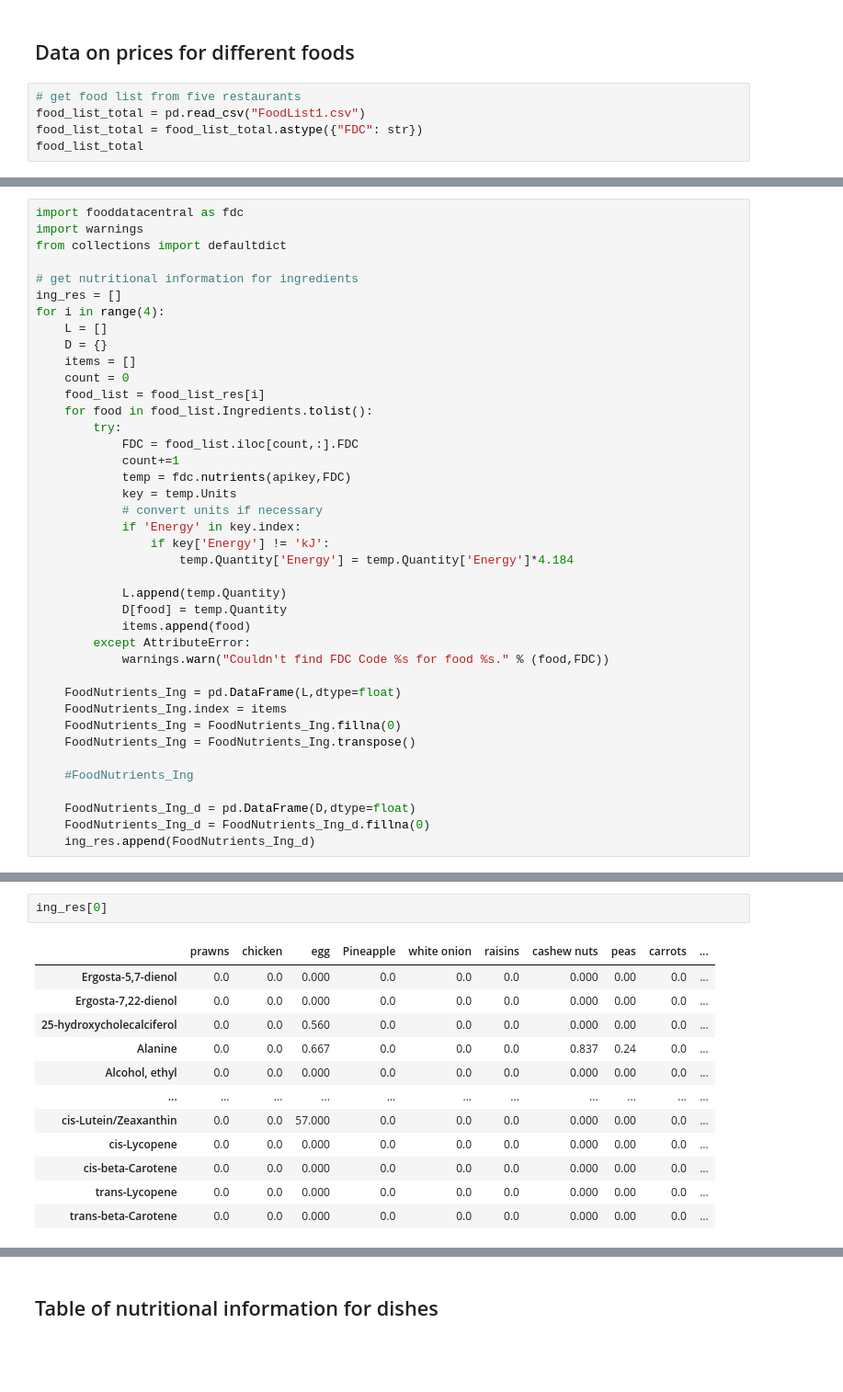
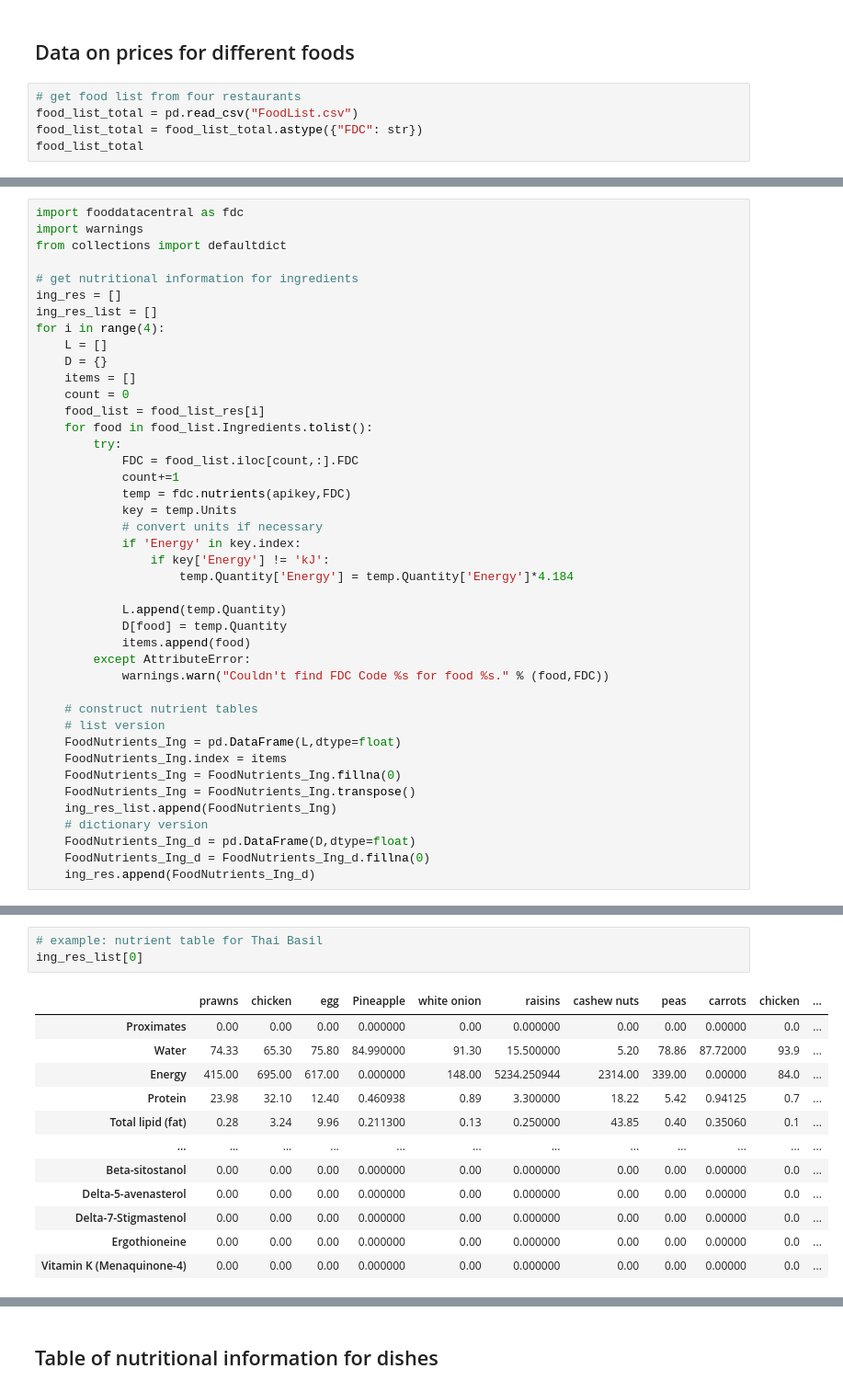
Before and after one commit to HoshiaiP/EEP153Atwater, a Jupyter notebook: Project2_0.ipynb, the cells around one changed output, grey strips where cells are left out. Shown at 92% size. Cells and saved outputs as stored; diff of their text form; blank space fills up the shorter version.

Commit message:
Final versions

```diff
--- a/Project2_0.ipynb
+++ b/Project2_0.ipynb
@@ -86,8 +100,8 @@ dri(10, 'F', dri_min, dri_max)
 # %% [markdown]
 ## Data on prices for different foods
 # %%
-# get food list from five restaurants
-food_list_total = pd.read_csv("FoodList1.csv")
+# get food list from four restaurants
+food_list_total = pd.read_csv("FoodList.csv")
 food_list_total = food_list_total.astype({"FDC": str})
 food_list_total
 # %% [output]
@@ -120,6 +134,7 @@ from collections import defaultdict
 
 # get nutritional information for ingredients
 ing_res = []
+ing_res_list = []
 for i in range(4):
     L = []
     D = {}
@@ -143,13 +158,14 @@ for i in range(4):
         except AttributeError:
             warnings.warn("Couldn't find FDC Code %s for food %s." % (food,FDC))
 
+    # construct nutrient tables
+    # list version
     FoodNutrients_Ing = pd.DataFrame(L,dtype=float)
     FoodNutrients_Ing.index = items
     FoodNutrients_Ing = FoodNutrients_Ing.fillna(0)
     FoodNutrients_Ing = FoodNutrients_Ing.transpose()
-
-    #FoodNutrients_Ing
-
+    ing_res_list.append(FoodNutrients_Ing)
+    # dictionary version
     FoodNutrients_Ing_d = pd.DataFrame(D,dtype=float)
     FoodNutrients_Ing_d = FoodNutrients_Ing_d.fillna(0)
     ing_res.append(FoodNutrients_Ing_d)
@@ -161,15 +172,16 @@ See the caveats in the documentation: https://pandas.pydata.org/pandas-docs/stab
 # %%
-ing_res[0]
+# example: nutrient table for Thai Basil
+ing_res_list[0]
 # %% [output]
-|  | prawns | chicken | egg | Pineapple | white onion | raisins | cashew nuts | peas | carrots | ... |
-| Ergosta-5,7-dienol | 0.0 | 0.0 | 0.000 | 0.0 | 0.0 | 0.0 | 0.000 | 0.00 | 0.0 | ... |
-| Ergosta-7,22-dienol | 0.0 | 0.0 | 0.000 | 0.0 | 0.0 | 0.0 | 0.000 | 0.00 | 0.0 | ... |
-| 25-hydroxycholecalciferol | 0.0 | 0.0 | 0.560 | 0.0 | 0.0 | 0.0 | 0.000 | 0.00 | 0.0 | ... |
-| Alanine | 0.0 | 0.0 | 0.667 | 0.0 | 0.0 | 0.0 | 0.837 | 0.24 | 0.0 | ... |
-| Alcohol, ethyl | 0.0 | 0.0 | 0.000 | 0.0 | 0.0 | 0.0 | 0.000 | 0.00 | 0.0 | ... |
-| ... | ... | ... | ... | ... | ... | ... | ... | ... | ... | ... |
-| cis-Lutein/Zeaxanthin | 0.0 | 0.0 | 57.000 | 0.0 | 0.0 | 0.0 | 0.000 | 0.00 | 0.0 | ... |
-| cis-Lycopene | 0.0 | 0.0 | 0.000 | 0.0 | 0.0 | 0.0 | 0.000 | 0.00 | 0.0 | ... |
-| cis-beta-Carotene | 0.0 | 0.0 | 0.000 | 0.0 | 0.0 | 0.0 | 0.000 | 0.00 | 0.0 | ... |
-| trans-Lycopene | 0.0 | 0.0 | 0.000 | 0.0 | 0.0 | 0.0 | 0.000 | 0.00 | 0.0 | ... |
-| trans-beta-Carotene | 0.0 | 0.0 | 0.000 | 0.0 | 0.0 | 0.0 | 0.000 | 0.00 | 0.0 | ... |
+|  | prawns | chicken | egg | Pineapple | white onion | raisins | cashew nuts | peas | carrots | chicken | ... |
+| Proximates | 0.00 | 0.00 | 0.00 | 0.000000 | 0.00 | 0.000000 | 0.00 | 0.00 | 0.00000 | 0.0 | ... |
+| Water | 74.33 | 65.30 | 75.80 | 84.990000 | 91.30 | 15.500000 | 5.20 | 78.86 | 87.72000 | 93.9 | ... |
+| Energy | 415.00 | 695.00 | 617.00 | 0.000000 | 148.00 | 5234.250944 | 2314.00 | 339.00 | 0.00000 | 84.0 | ... |
+| Protein | 23.98 | 32.10 | 12.40 | 0.460938 | 0.89 | 3.300000 | 18.22 | 5.42 | 0.94125 | 0.7 | ... |
+| Total lipid (fat) | 0.28 | 3.24 | 9.96 | 0.211300 | 0.13 | 0.250000 | 43.85 | 0.40 | 0.35060 | 0.1 | ... |
+| ... | ... | ... | ... | ... | ... | ... | ... | ... | ... | ... | ... |
+| Beta-sitostanol | 0.00 | 0.00 | 0.00 | 0.000000 | 0.00 | 0.000000 | 0.00 | 0.00 | 0.00000 | 0.0 | ... |
+| Delta-5-avenasterol | 0.00 | 0.00 | 0.00 | 0.000000 | 0.00 | 0.000000 | 0.00 | 0.00 | 0.00000 | 0.0 | ... |
+| Delta-7-Stigmastenol | 0.00 | 0.00 | 0.00 | 0.000000 | 0.00 | 0.000000 | 0.00 | 0.00 | 0.00000 | 0.0 | ... |
+| Ergothioneine | 0.00 | 0.00 | 0.00 | 0.000000 | 0.00 | 0.000000 | 0.00 | 0.00 | 0.00000 | 0.0 | ... |
+| Vitamin K (Menaquinone-4) | 0.00 | 0.00 | 0.00 | 0.000000 | 0.00 | 0.000000 | 0.00 | 0.00 | 0.00000 | 0.0 | ... |
```
Also changed, not shown: parts of 29 cells of this notebook, 1 other file.
